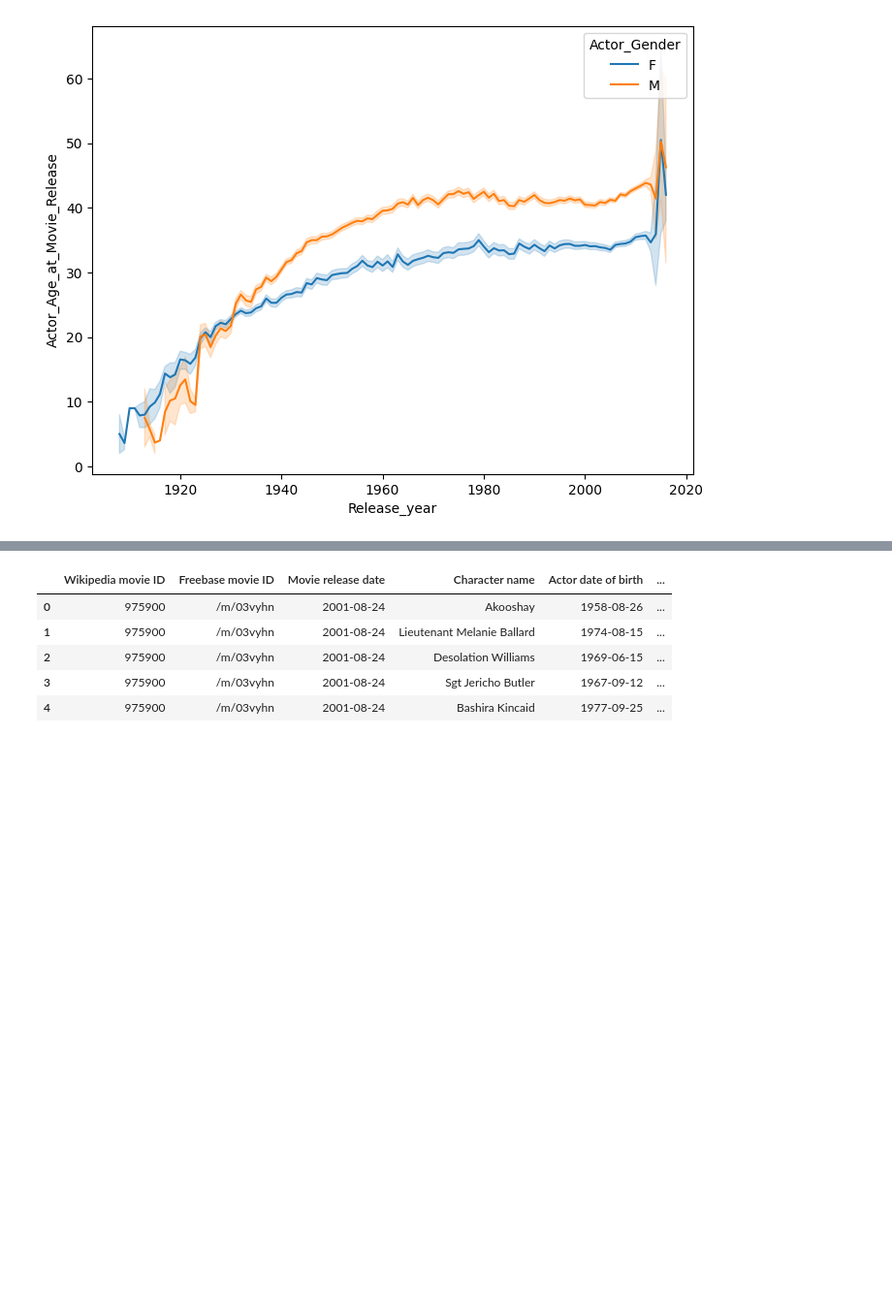
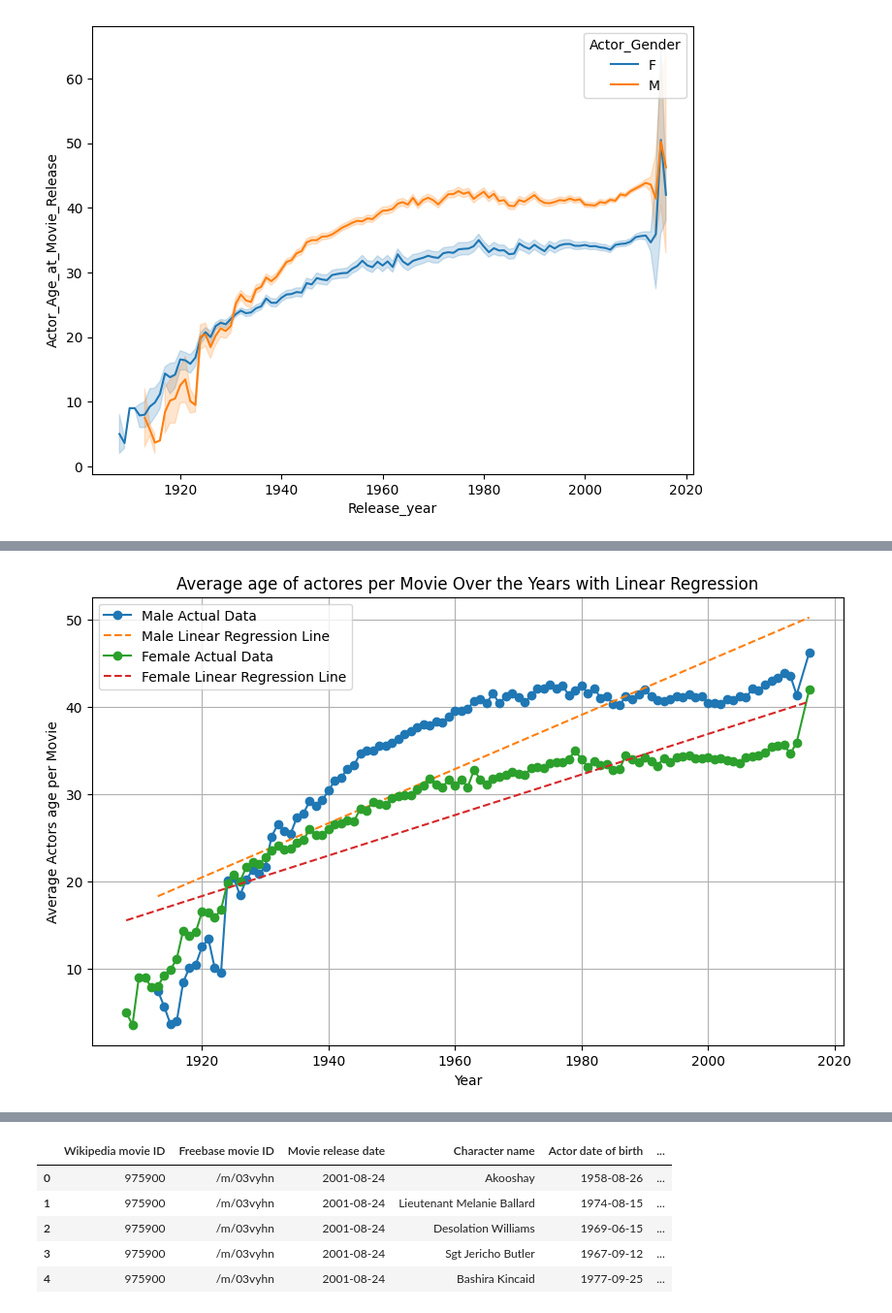
Before and after one commit to aristo6253/CS-401-ADAknow-Milestone2, a Jupyter notebook: stavros_age.ipynb, the cells around one changed output, grey strips where cells are left out. Shown at 97% size. Drawn from its saved outputs; the diff is of its cells as text; code cells hidden in the pictures; blank space fills up the shorter version.

```diff
--- a/stavros_age.ipynb
+++ b/stavros_age.ipynb
@@ -264,0 +363,71 @@ The `ci` parameter is deprecated. Use `errorbar=('ci', 95)` for the same effect.
+# %%
+#same but removing the max value
+avg_age_male_year_max = avg_age_male_year.drop(avg_age_male_year.idxmax())
+avg_age_female_year_max = avg_age_female_year.drop(avg_age_female_year.idxmax())
+
+years_m = avg_age_male_year_max.index.values.reshape(-1, 1)
+avg_age_male_year_r = avg_age_male_year_max.values
+
+years_f = avg_age_female_year_max.index.values.reshape(-1, 1)
+avg_age_female_year_r = avg_age_female_year_max.values
+
+#;inear regression for the average age of actors for each year
+regression = LinearRegression()
+regression.fit(years_m, avg_age_male_year_r)
+
+regression_f = LinearRegression()
+regression_f.fit(years_f, avg_age_female_year_r)
+
+# Make predictions using the linear model
+predicted_character_counts = regression.predict(years_m)
+predicted_character_counts_f = regression_f.predict(years_f)
+
+plt.figure(figsize=(10, 6))  # Adjust the figure size as needed
+plt.plot(years_m, avg_age_male_year_r, marker='o', linestyle='-', label='Male Actual Data')
+plt.plot(years_m, predicted_character_counts, linestyle='--', label='Male Linear Regression Line')
+
+plt.plot(years_f, avg_age_female_year_r, marker='o', linestyle='-', label='Female Actual Data')
+plt.plot(years_f, predicted_character_counts_f, linestyle='--', label='Female Linear Regression Line')
+
+# Set plot labels and title
+plt.xlabel('Year')
+plt.ylabel('Average Actors age per Movie')
+plt.title('Average age of actores per Movie Over the Years with Linear Regression')
+
+# Display the plot
+plt.legend()
+plt.grid(True)
+plt.show()
+
+r_squared = r2_score(avg_age_male_year_r, predicted_character_counts)
+r_squared_f = r2_score(avg_age_female_year_r, predicted_character_counts_f)
+
+# Print the linear regression coefficients
+print("Linear Regression Coefficients for males:")
+print(f"Slope (Coefficient): {regression.coef_[0]:.2f}")
+print(f"Intercept: {regression.intercept_:.2f}")
+# Print the R-squared value
+print(f"R-squared (R²): {r_squared:.2f}")
+
+# Print the linear regression coefficients
+print("Linear Regression Coefficients for females:")
+print(f"Slope (Coefficient): {regression_f.coef_[0]:.2f}")
+print(f"Intercept: {regression_f.intercept_:.2f}")
+# Print the R-squared value
+print(f"R-squared (R²): {r_squared_f:.2f}")
+
+
+X_male = sm.add_constant(years_m)
+X_female = sm.add_constant(years_f)  # Add a constant term for the intercept
+model_male = sm.OLS(avg_age_male_year_r, X_male).fit()
+model_female = sm.OLS(avg_age_female_year_r, X_female).fit()
+
+print("More statistics for males:")
+print("F-statistic:", model_male.fvalue)
+print("p-value:", model_male.f_pvalue)
+
+print("More statistics for females:")
+print("F-statistic:", model_female.fvalue)
+print("p-value:", model_female.f_pvalue)
+# %% [output]
+[figure, added]
```
Also changed, not shown: parts of 5 cells of this notebook, 1 other file.
